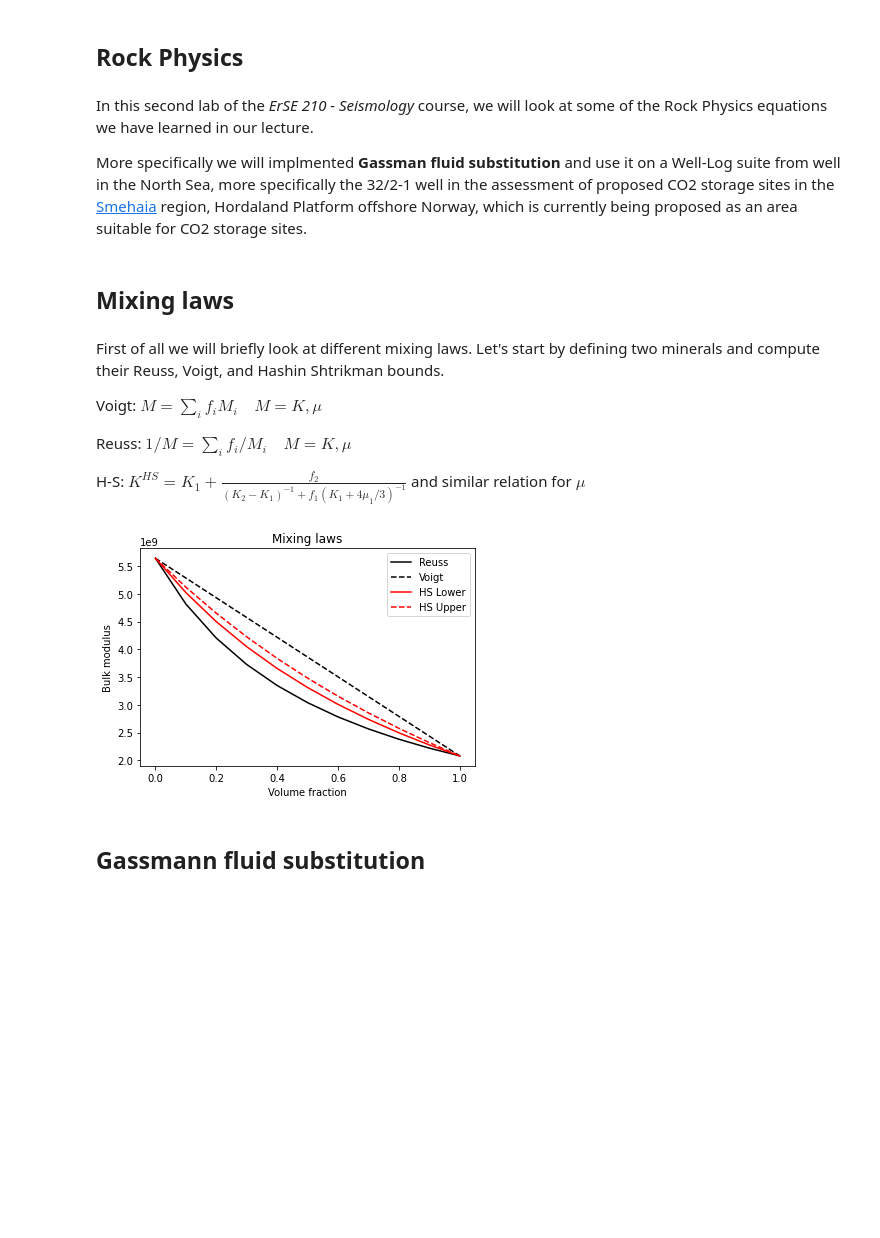
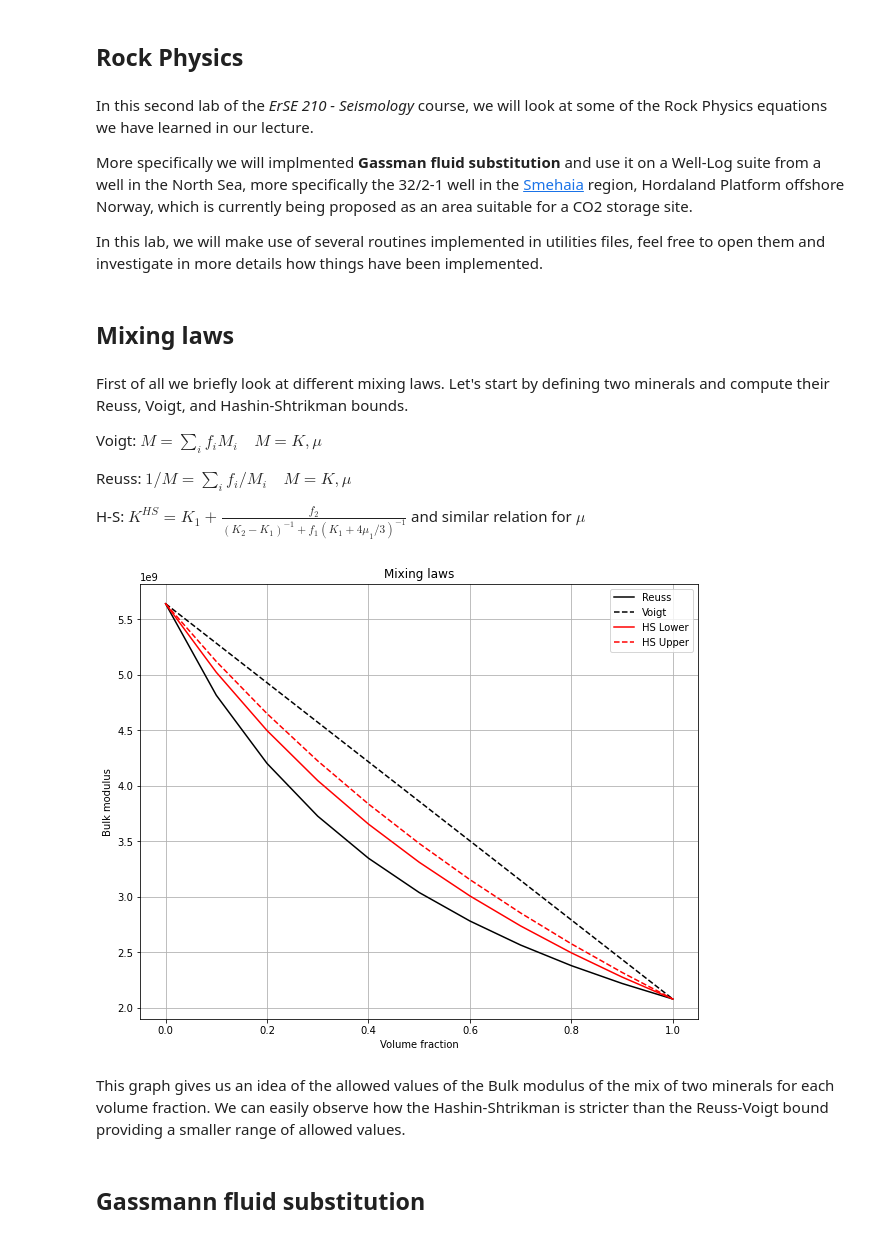
Before and after one commit to DIG-Kaust/Seismology, a Jupyter notebook: GassmannFluidSub/Gassmann.ipynb, the cells around one changed output. Saved outputs shown, nothing was run; the diff lists cells and outputs as text; code cells hidden in the pictures; blank space fills up the shorter version.

Commit message:
Finalized Gassmann lab

```diff
--- a/GassmannFluidSub/Gassmann.ipynb
+++ b/GassmannFluidSub/Gassmann.ipynb
@@ -3,7 +3,9 @@
 # %% [markdown]
 In this second lab of the *ErSE 210 - Seismology* course, we will look at some of the Rock Physics equations we have learned in our lecture.
 
-More specifically we will implmented **Gassman fluid substitution** and use it on a Well-Log suite from well in the North Sea, more specifically the 32/2-1 well in the assessment of proposed CO2 storage sites in the [Smehaia](https://data.equinor.com) region, Hordaland Platform offshore Norway, which is currently being proposed as an area suitable for CO2 storage sites.
+More specifically we will implmented **Gassman fluid substitution** and use it on a Well-Log suite from a well in the North Sea, more specifically the 32/2-1 well in the [Smehaia](https://data.equinor.com) region, Hordaland Platform offshore Norway, which is currently being proposed as an area suitable for a CO2 storage site.
+
+In this lab, we will make use of several routines implemented in utilities files, feel free to open them and investigate in more details how things have been implemented.
 # %%
 %load_ext autoreload
 %autoreload 2
@@ -30,7 +32,7 @@ from rockphysics.Logs import *
 # %% [markdown]
 ## Mixing laws
 # %% [markdown]
-First of all we will briefly look at different mixing laws. Let's start by defining two minerals and compute their Reuss, Voigt, and Hashin Shtrikman bounds.
+First of all we briefly look at different mixing laws. Let's start by defining two minerals and compute their Reuss, Voigt, and Hashin-Shtrikman bounds.
 
 Voigt: $M = \sum_i f_i M_i \quad M=K,\mu$
 
@@ -48,34 +50,37 @@ quartz = Elastic(vp, vs, rho)
 vp = 2600
 vs = 1500
 rho = 1500
 clay = Elastic(vp, vs, rho)
 
 # Fractions
 f = np.arange(0, 1.1, 0.1)
 
 # Mixing laws
 reuss = np.zeros(len(f))
 voigt = np.zeros(len(f))
 hashin_shtrikman_lower = np.zeros(len(f))
 hashin_shtrikman_upper = np.zeros(len(f))
 
 for i in range(len(f)):
     reuss[i] = bd.reuss_bound([f[i], 1-f[i]], [quartz.k, clay.k])
     voigt[i] = bd.voigt_bound([f[i], 1-f[i]], [quartz.k, clay.k])
     hashin_shtrikman_lower[i], hashin_shtrikman_upper[i] = \
         bd.hashin_shtrikman([f[i], 1-f[i]], [quartz.k, clay.k], [quartz.mu, clay.mu])
 
-plt.figure()
+plt.figure(figsize=(10, 8))
 plt.plot(f, reuss, 'k', label='Reuss')
 plt.plot(f, voigt, '--k', label='Voigt')
 plt.plot(f, hashin_shtrikman_lower, 'r', label='HS Lower')
 plt.plot(f, hashin_shtrikman_upper, '--r', label='HS Upper')
 plt.xlabel('Volume fraction')
 plt.ylabel('Bulk modulus')
 plt.title('Mixing laws')
 plt.legend()
+plt.grid()
 plt.axis('tight');
 # %% [output]
-[figure, old version]
+[figure, new version]
+# %% [markdown]
+This graph gives us an idea of the allowed values of the Bulk modulus of the mix of two minerals for each volume fraction. We can easily observe how the Hashin-Shtrikman is stricter than the Reuss-Voigt bound providing a smaller range of allowed values.
 # %% [markdown]
 ## Gassmann fluid substitution
```
Also changed, not shown: parts of 9 cells of this notebook, 8 other files.
